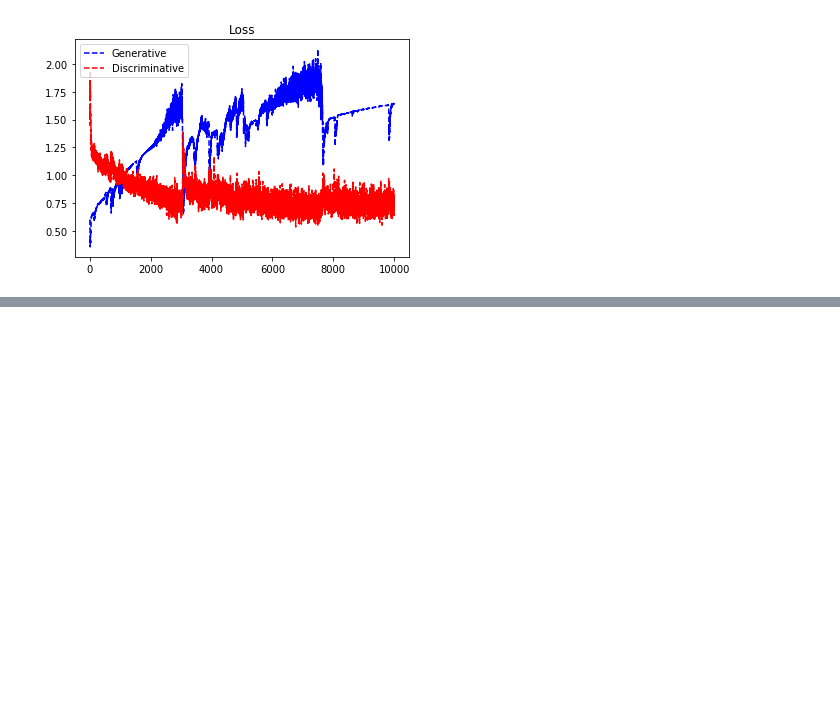
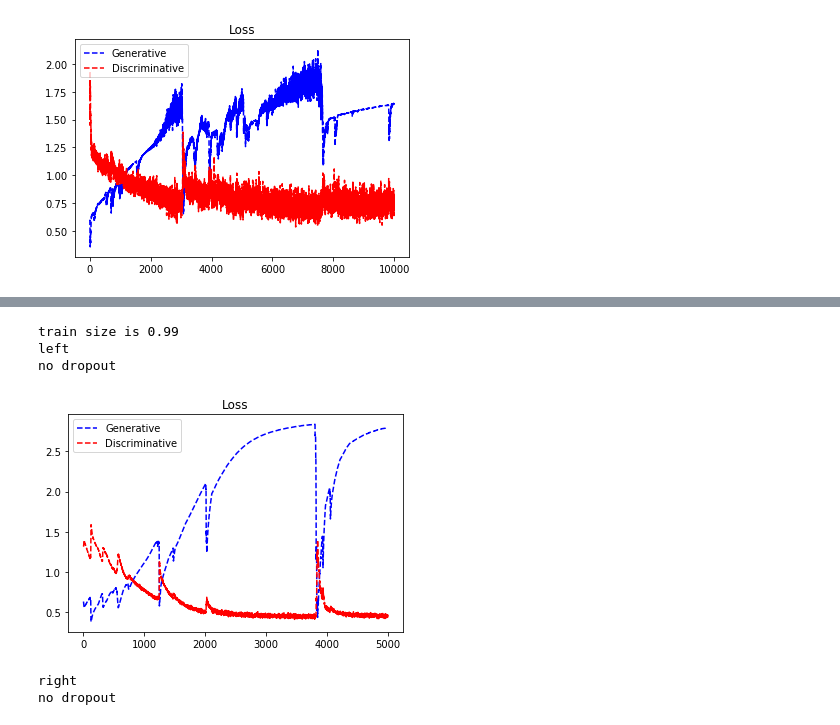
Before and after one commit to dberma02/GAN_for_Synthetic_EEG_Data, a Jupyter notebook: code/Experiment.ipynb, the cells around one changed output, grey strips where cells are left out. Cells and saved outputs as stored; diff of their text form; code cells hidden in the pictures; blank space fills up the shorter version.

```diff
--- a/code/Experiment.ipynb
+++ b/code/Experiment.ipynb
@@ -158,0 +268,18 @@ experiment()
+# %%
+left_syn, right_syn = experiment()
+# 5000 epochs
+# with 5 layer fc, leaky relu -- generator
+# No dropout for discriminator, 3 layers total
+# d_hid=10
+# g_hid=100
+# d uses SGD
+# g uses Adam
+# 10000 epochs
+plot_real_and_syn(left_syn, right_syn, left_real, right_real)
+# %% [output]
+train size is 0.99
+left
+no dropout
+[figure, added]
+right
+no dropout
```
Also changed, not shown: parts of 9 cells of this notebook, 2 other files.
